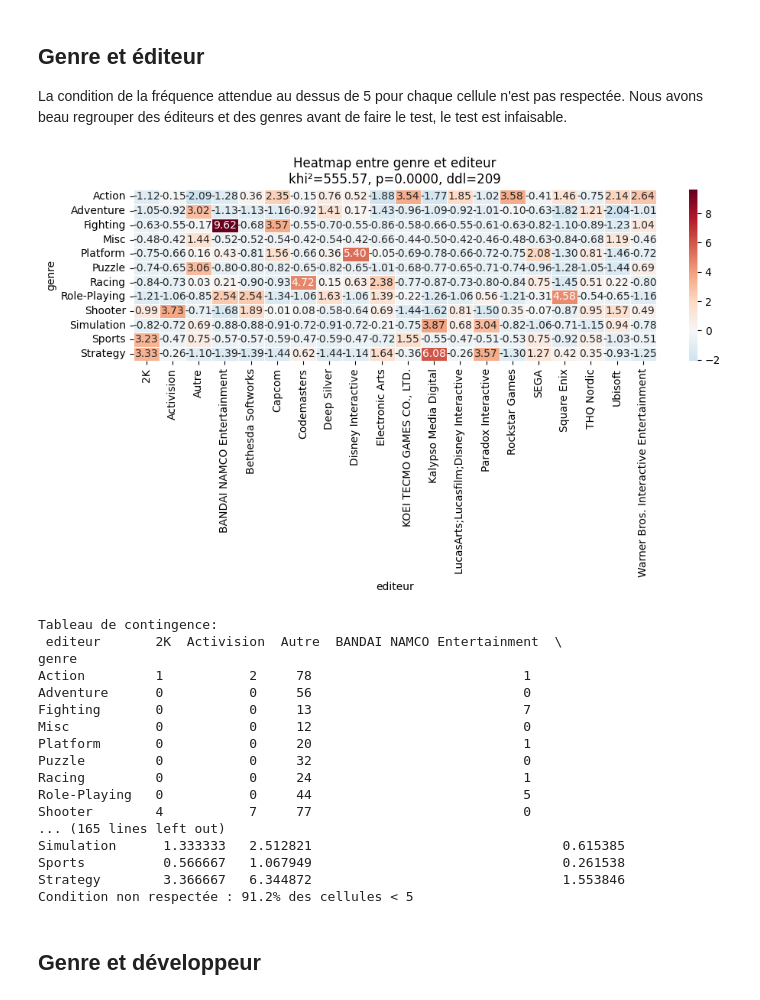
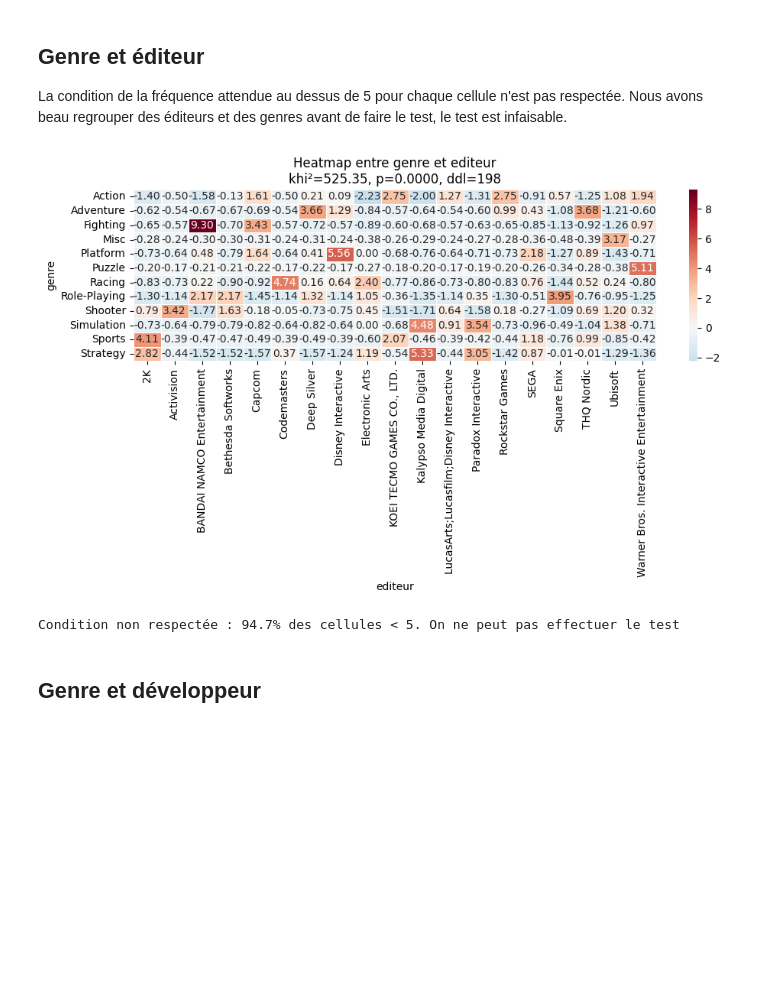
Before and after one commit to Caquite/GamesSales, a Jupyter notebook: Tests_khi2/test_khi2.ipynb, the cells around one changed output. Saved outputs shown, nothing was run; the diff lists cells and outputs as text; code cells hidden in the pictures; blank space fills up the shorter version.

```diff
--- a/Tests_khi2/test_khi2.ipynb
+++ b/Tests_khi2/test_khi2.ipynb
@@ -138,43 +145,23 @@ print(df.head())
 La condition de la fréquence attendue au dessus de 5 pour chaque cellule n'est pas respectée. Nous avons beau regrouper des éditeurs et des genres avant de faire le test, le test est infaisable.
 # %%
 seuil = 10
+
 top_editeurs = df["editeur"].value_counts()
 top_editeurs = top_editeurs[top_editeurs >= seuil].index
 
-df_filtre = df.copy()
-df_filtre["editeur"] = df_filtre["editeur"].where(
-    df_filtre["editeur"].isin(top_editeurs), other="Autre"
-)
+top_genres = df["genre"].value_counts()
+top_genres = top_genres[top_genres >= seuil].index
 
-seuil_genre = 10
-top_genres = df_filtre["genre"].value_counts()
-top_genres = top_genres[top_genres >= seuil_genre].index
+df_filtre = df[
+    df["editeur"].isin(top_editeurs) &
+    df["genre"].isin(top_genres)
+]
 
-df_filtre["genre"] = df_filtre["genre"].where(
-    df_filtre["genre"].isin(top_genres), other="Autre"
-)
-
-heatmap(df_filtre,"genre","editeur")
-khi2(df_filtre,"genre","editeur",0.05)
+heatmap(df_filtre, "genre", "editeur")
+khi2(df_filtre, "genre", "editeur", 0.05)
 # %% [output]
-[figure, old version]
+[figure, new version]
-Tableau de contingence:
- editeur       2K  Activision  Autre  BANDAI NAMCO Entertainment  \
-genre
-Action         1           2     78                           1
-Adventure      0           0     56                           0
-Fighting       0           0     13                           7
-Misc           0           0     12                           0
-Platform       0           0     20                           1
-Puzzle         0           0     32                           0
-Racing         0           0     24                           1
-Role-Playing   0           0     44                           5
-Shooter        4           7     77                           0
-... (165 lines left out)
-Simulation      1.333333   2.512821                                0.615385
-Sports          0.566667   1.067949                                0.261538
-Strategy        3.366667   6.344872                                1.553846
-Condition non respectée : 91.2% des cellules < 5
+Condition non respectée : 94.7% des cellules < 5. On ne peut pas effectuer le test
 # %% [markdown]
 ## Genre et développeur
 # %%
```
Also changed, not shown: parts of 22 cells of this notebook, 1 other file.
